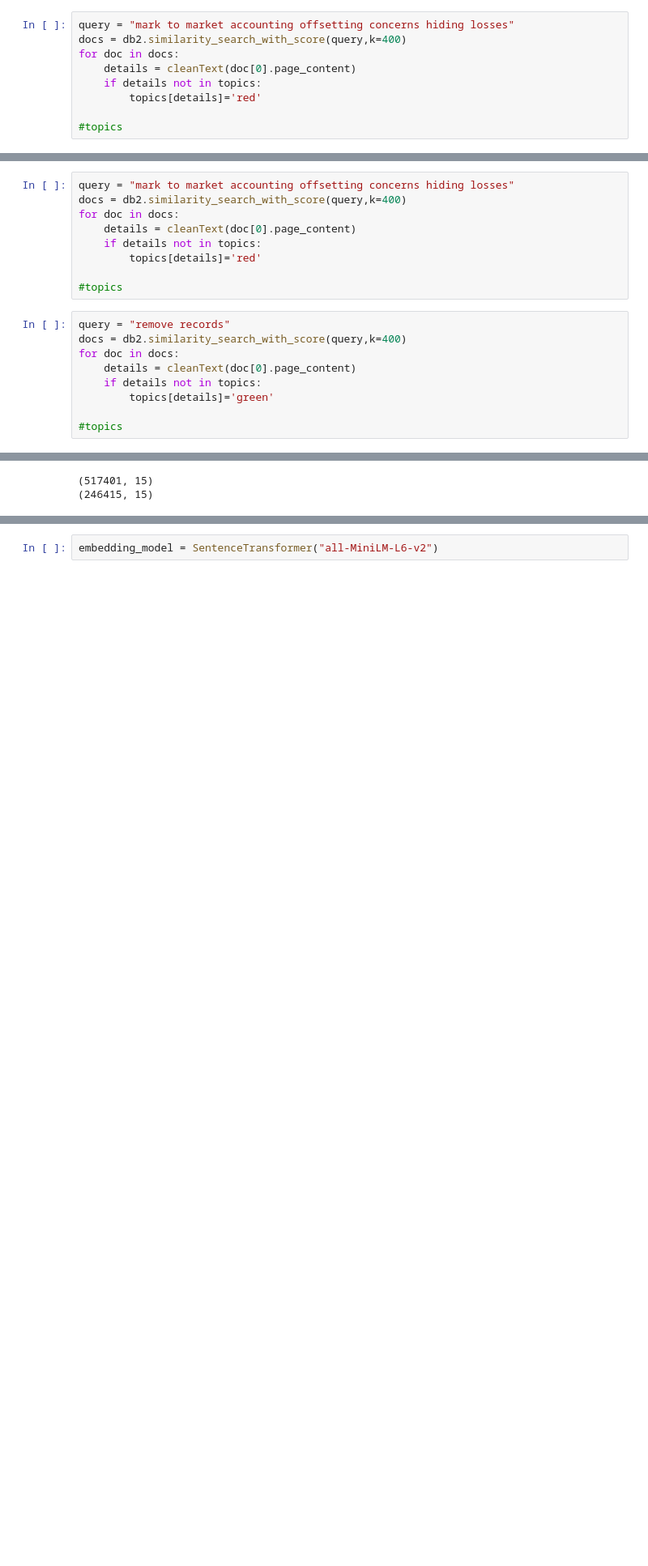
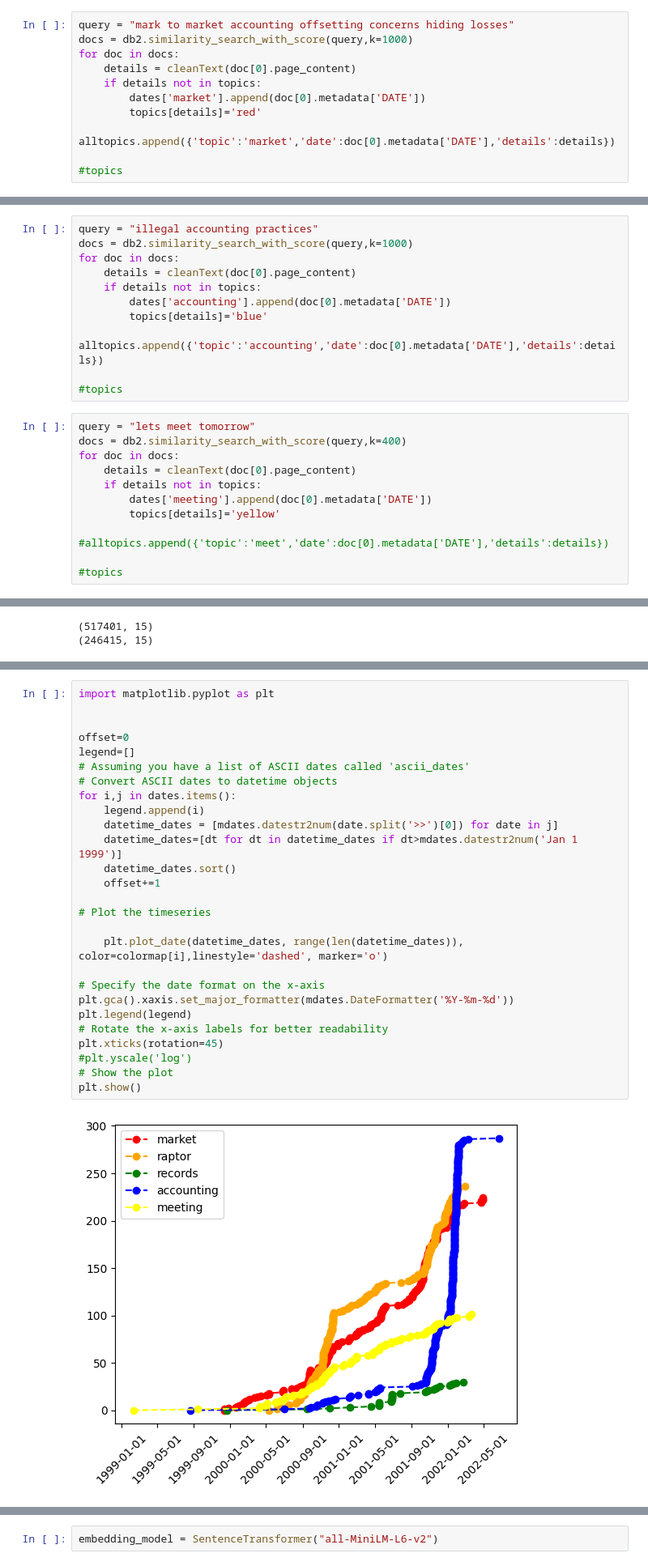
Before and after one commit to kariato/GTPracticum, a Jupyter notebook: EDA/BertTopicModel2.ipynb, the cells around one changed output, grey strips where cells are left out. Shown at 81% size. Drawn from its saved outputs; the diff is of its cells as text; blank space fills up the shorter version.

```diff
--- a/EDA/BertTopicModel2.ipynb
+++ b/EDA/BertTopicModel2.ipynb
@@ -44,10 +47,12 @@ embedding_function2 = SentenceTransformerEmbeddings(model_name="all-mpnet-base-v
 db2 = Chroma(embedding_function=embedding_function2,persist_directory="./chroma2_db")
 # %%
 query = "mark to market accounting offsetting concerns hiding losses"
-docs = db2.similarity_search_with_score(query,k=400)
+docs = db2.similarity_search_with_score(query,k=1000)
 for doc in docs:
     details = cleanText(doc[0].page_content)
     if details not in topics:
+        dates['market'].append(doc[0].metadata['DATE'])
         topics[details]='red'
+        alltopics.append({'topic':'market','date':doc[0].metadata['DATE'],'details':details})
 
 #topics
@@ -54,18 +81,22 @@ for doc in docs:
 # %%
-query = "mark to market accounting offsetting concerns hiding losses"
-docs = db2.similarity_search_with_score(query,k=400)
+query = "illegal accounting practices"
+docs = db2.similarity_search_with_score(query,k=1000)
 for doc in docs:
     details = cleanText(doc[0].page_content)
     if details not in topics:
-        topics[details]='red'
+        dates['accounting'].append(doc[0].metadata['DATE'])
+        topics[details]='blue'
+        alltopics.append({'topic':'accounting','date':doc[0].metadata['DATE'],'details':details})
 
 #topics
 # %%
-query = "remove records"
+query = "lets meet tomorrow"
 docs = db2.similarity_search_with_score(query,k=400)
 for doc in docs:
     details = cleanText(doc[0].page_content)
     if details not in topics:
-        topics[details]='green'
+        dates['meeting'].append(doc[0].metadata['DATE'])
+        topics[details]='yellow'
+        #alltopics.append({'topic':'meet','date':doc[0].metadata['DATE'],'details':details})
 
 #topics
@@ -114,3 +136,32 @@ for doc in enron_data:
+# %%
+import matplotlib.pyplot as plt
+
+
+offset=0
+legend=[]
+# Assuming you have a list of ASCII dates called 'ascii_dates'
+# Convert ASCII dates to datetime objects
+for i,j in dates.items():
+    legend.append(i)
+    datetime_dates = [mdates.datestr2num(date.split('>>')[0]) for date in j]
+    datetime_dates=[dt for dt in datetime_dates if dt>mdates.datestr2num('Jan 1 1999')]
+    datetime_dates.sort()
+    offset+=1
+
+# Plot the timeseries
+
+    plt.plot_date(datetime_dates, range(len(datetime_dates)), color=colormap[i],linestyle='dashed', marker='o')
+
+# Specify the date format on the x-axis
+plt.gca().xaxis.set_major_formatter(mdates.DateFormatter('%Y-%m-%d'))
+plt.legend(legend)
+# Rotate the x-axis labels for better readability
+plt.xticks(rotation=45)
+#plt.yscale('log')
+# Show the plot
+plt.show()
+# %% [output]
+[figure, added]
 # %%
 enron_details = []
 enron_colors = []
```
Also changed, not shown: parts of 13 cells of this notebook, 3 other files.
